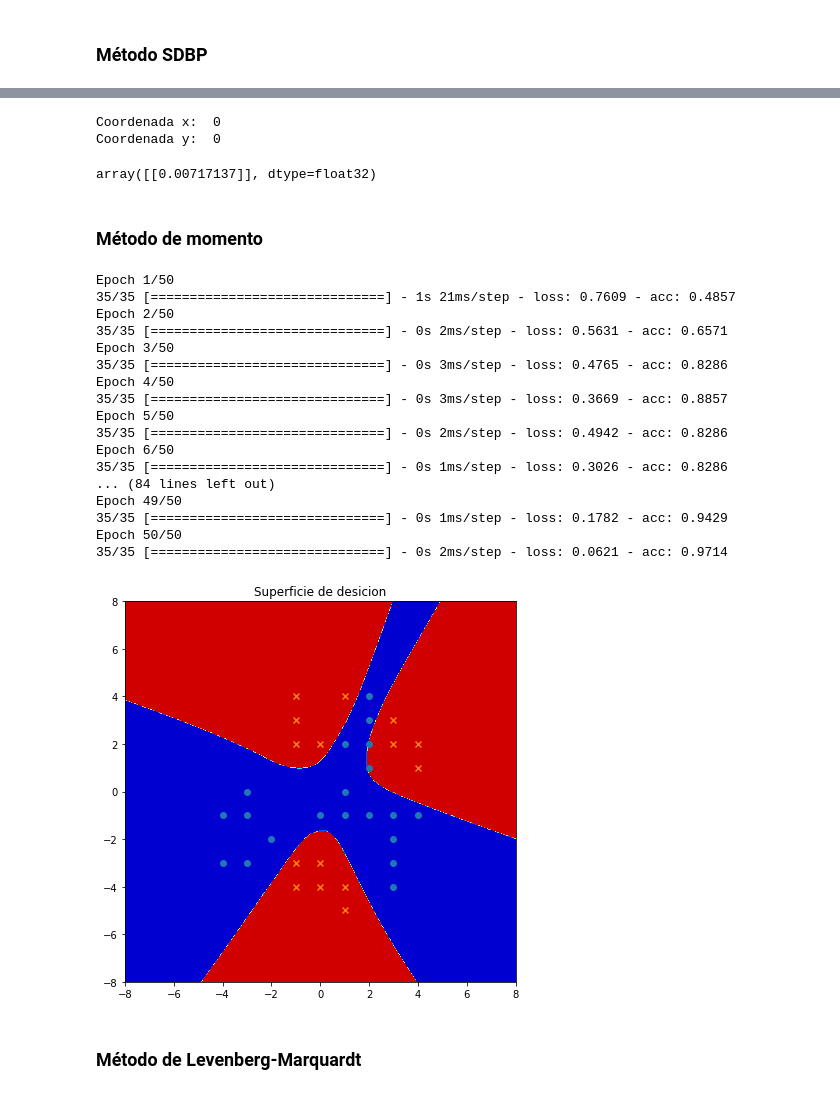
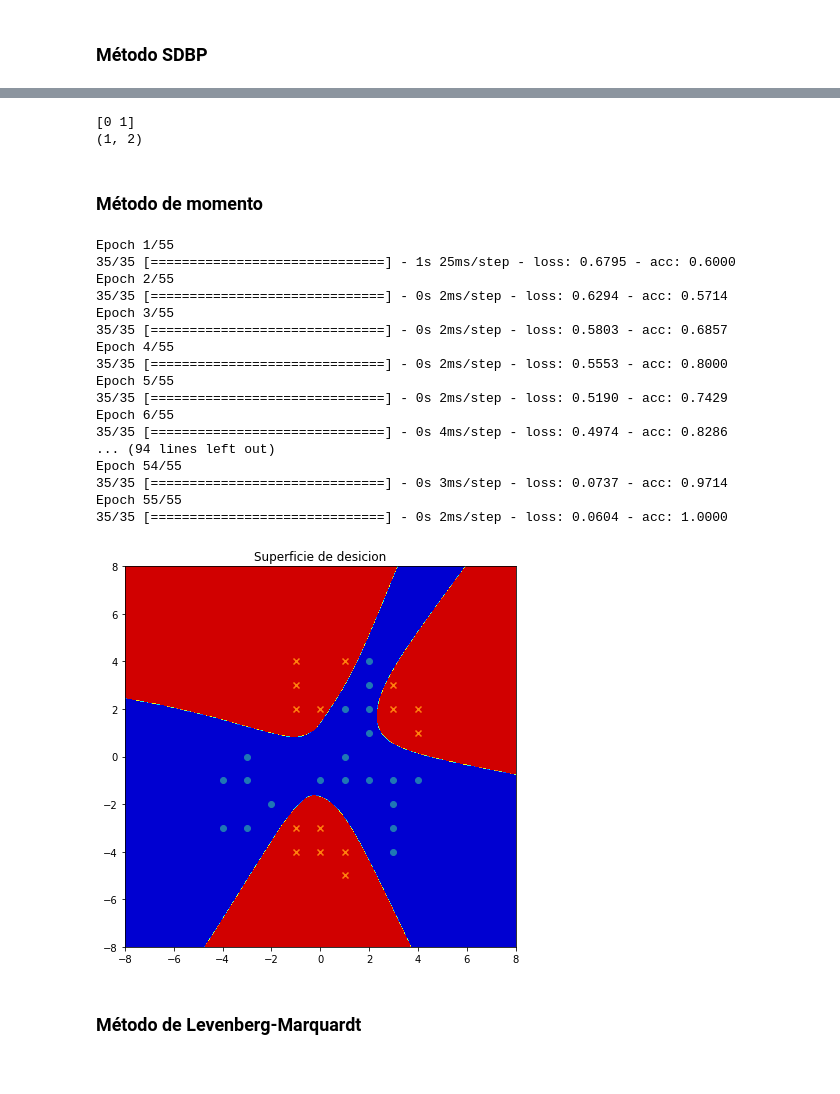
Before and after one commit to dsjkdm/dnn-pf, a Jupyter notebook: pf.ipynb, the cells around one changed output, grey strips where cells are left out. Saved outputs shown, nothing was run; the diff lists cells and outputs as text; code cells hidden in the pictures.

```diff
--- a/pf.ipynb
+++ b/pf.ipynb
@@ -111,12 +115,14 @@ plt.show()
-# %%
-x = float(input('Coordenada x: '))
-y = float(input('Coordenada y: '))
-v = np.array([x, y]).reshape(1,2)
-net1.predict(v)
-# %% [output]
-Coordenada x:  0
-Coordenada y:  0
-array([[0.00717137]], dtype=float32)
+# %%
+x = 0
+y = 0
+
+v = np.argmax(net1.predict(np.array([[x,y], [5,2]])), axis=1)
+
+print(v)
+print(np.array([[x,y]]).shape)
+# %% [output]
+[0 1]
+(1, 2)
 # %% [markdown]
 ### Método de momento
 # %%
@@ -127,41 +133,38 @@ net2.add(Dense(1, activation='sigmoid'))
 # %%
-net2.compile(optimizer=SGD(lr=0.01, momentum=0.9),
-             loss='binary_crossentropy',
+net2.compile(optimizer=SGD(lr=0.01, momentum=0.4),
+             loss='categorical_crossentropy',
              metrics=['accuracy'])
 # %%
-history2 = net2.fit(X, y, epochs=50, batch_size=1, shuffle=True)
+history2 = net2.fit(X, y_binary, epochs=55, batch_size=1, shuffle=True)
 # %% [output]
-Epoch 1/50
-35/35 [==============================] - 1s 21ms/step - loss: 0.7609 - acc: 0.4857
-Epoch 2/50
-35/35 [==============================] - 0s 2ms/step - loss: 0.5631 - acc: 0.6571
-Epoch 3/50
-35/35 [==============================] - 0s 3ms/step - loss: 0.4765 - acc: 0.8286
-Epoch 4/50
-35/35 [==============================] - 0s 3ms/step - loss: 0.3669 - acc: 0.8857
-Epoch 5/50
-35/35 [==============================] - 0s 2ms/step - loss: 0.4942 - acc: 0.8286
-Epoch 6/50
-35/35 [==============================] - 0s 1ms/step - loss: 0.3026 - acc: 0.8286
-... (84 lines left out)
-Epoch 49/50
-35/35 [==============================] - 0s 1ms/step - loss: 0.1782 - acc: 0.9429
-Epoch 50/50
-35/35 [==============================] - 0s 2ms/step - loss: 0.0621 - acc: 0.9714
+Epoch 1/55
+35/35 [==============================] - 1s 25ms/step - loss: 0.6795 - acc: 0.6000
+Epoch 2/55
+35/35 [==============================] - 0s 2ms/step - loss: 0.6294 - acc: 0.5714
+Epoch 3/55
+35/35 [==============================] - 0s 2ms/step - loss: 0.5803 - acc: 0.6857
+Epoch 4/55
+35/35 [==============================] - 0s 2ms/step - loss: 0.5553 - acc: 0.8000
+Epoch 5/55
+35/35 [==============================] - 0s 2ms/step - loss: 0.5190 - acc: 0.7429
+Epoch 6/55
+35/35 [==============================] - 0s 4ms/step - loss: 0.4974 - acc: 0.8286
+... (94 lines left out)
+Epoch 54/55
+35/35 [==============================] - 0s 3ms/step - loss: 0.0737 - acc: 0.9714
+Epoch 55/55
+35/35 [==============================] - 0s 2ms/step - loss: 0.0604 - acc: 1.0000
-# %%
-steps = 500
-xx, yy = np.meshgrid(np.linspace(-8, 8, steps), np.linspace(-8, 8, steps))
-
-grid_prediction = np.round(net2.predict(np.hstack((xx.reshape(steps*steps, 1), yy.reshape(steps*steps, 1)))))
-grid_prediction.shape = (steps, steps)
+# %%
+grid_prediction = np.argmax(net2.predict(xxyy), axis=1)
+grid_prediction.shape = (steps, steps)
 # %%
 plt.figure(figsize=(7,7))
-plt.contourf(xx, yy, grid_prediction>0.5, cmap='jet')
+plt.contourf(xx, yy, grid_prediction, cmap='jet')
 plt.scatter(x1[:,0], x1[:,1])
 plt.scatter(x2[:,0], x2[:,1], marker='x')
 plt.title('Superficie de desicion')
 plt.show()
 # %% [output]
-[figure, old version]
+[figure, new version]
 # %% [markdown]
 ### Método de Levenberg-Marquardt
```
Also changed, not shown: parts of 12 cells of this notebook.
